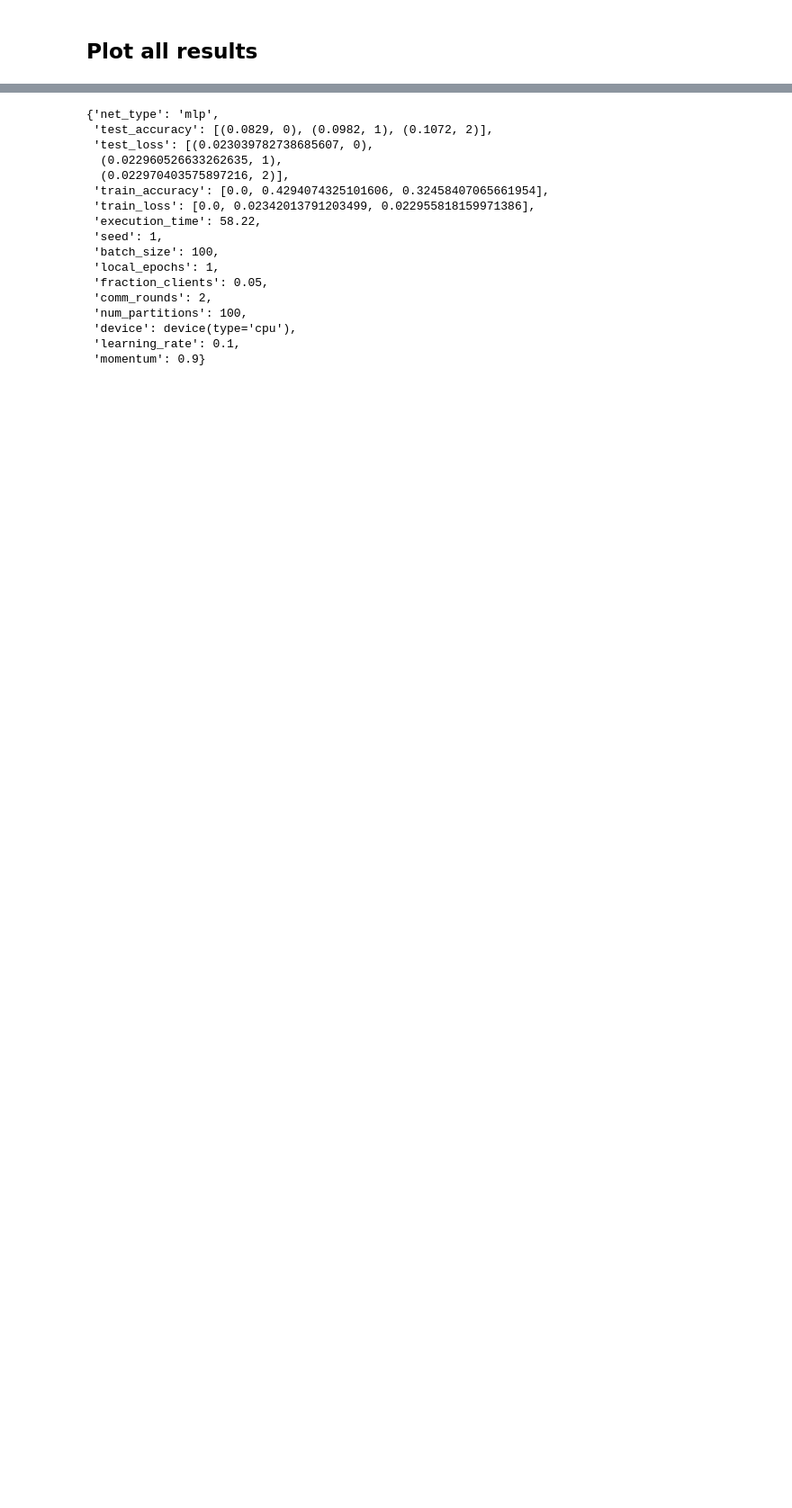
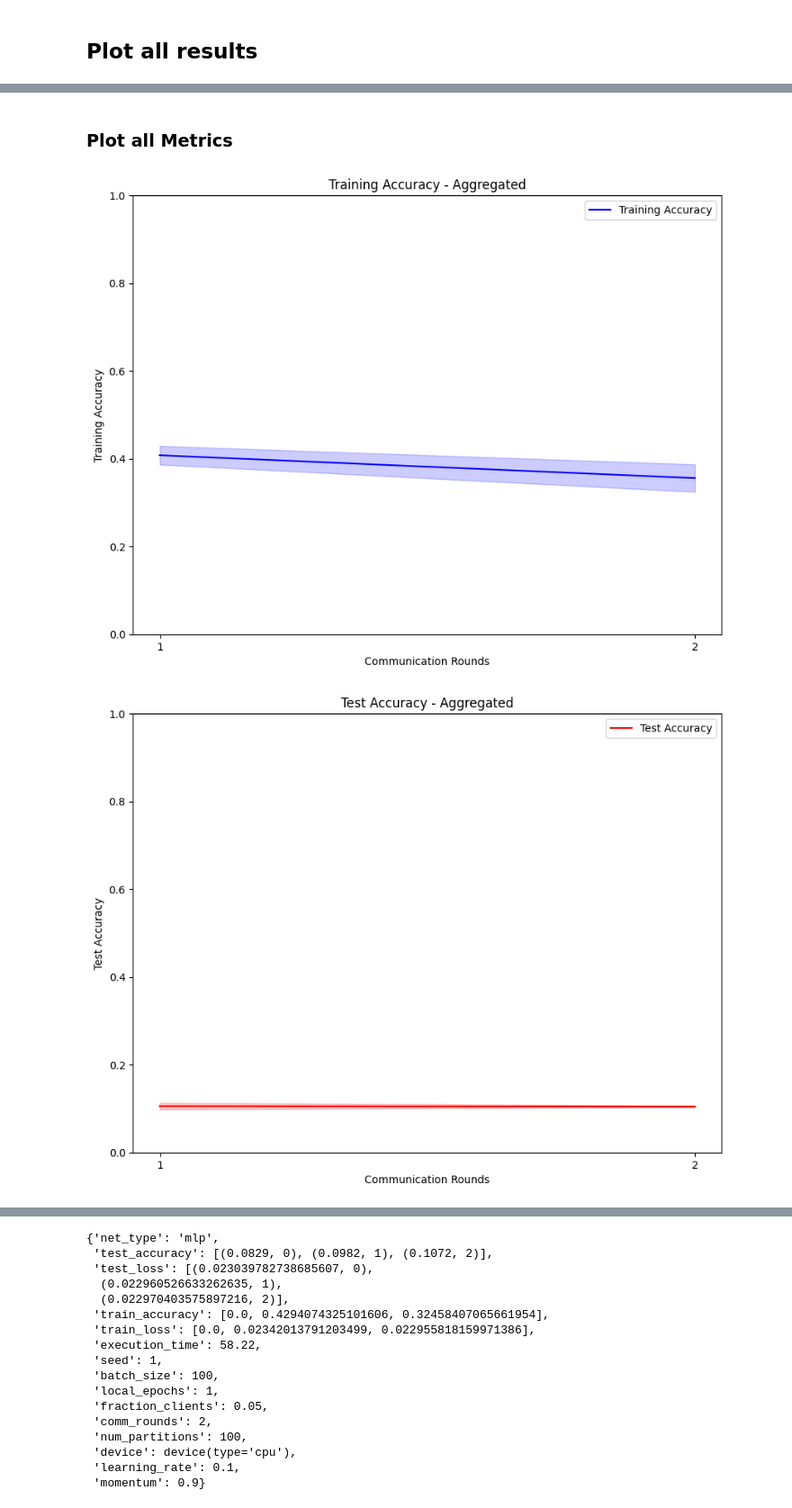
Before and after one commit to artsasse/fedkan, a Jupyter notebook: Flower_MNIST_MLP.ipynb, the cells around one changed output, grey strips where cells are left out. Shown at 90% size. Drawn from its saved outputs; the diff is of its cells as text; code cells hidden in the pictures; blank space fills up the shorter version.

Commit message:
+ Plot metrics with error bands

```diff
--- a/Flower_MNIST_MLP.ipynb
+++ b/Flower_MNIST_MLP.ipynb
@@ -592,9 +575,0 @@ Text(0.5, 1.0, 'MNIST - IID - 100 clients with 10 clients per round')
-# %%
-global_loss_centralised = history["loss"]
-round = [data[1] for data in global_loss_centralised]
-loss = [100.0 * data[0] for data in global_loss_centralised]
-plt.plot(round, loss)
-plt.grid()
-plt.ylabel("Test Loss (%)")
-plt.xlabel("Round")
-plt.title("MNIST - IID - 100 clients with 10 clients per round")
@@ -603,0 +578,10 @@ Text(0.5, 1.0, 'MNIST - IID - 100 clients with 10 clients per round')
+# %%
+# Get a list of all JSON files in the folder
+json_files = [f for f in os.listdir(folder) if f.endswith('.json')]
+
+# Load the data from each JSON file
+data_list = []
+for json_file in json_files:
+    with open(os.path.join(folder, json_file), 'r') as f:
+        data = json.load(f)
+        data_list.append(data)
@@ -603,0 +631,53 @@ Text(0.5, 1.0, 'MNIST - IID - 100 clients with 10 clients per round')
+# %% [markdown]
+### Plot all Metrics
+# %%
+figsize=(10, 7.5)
+
+# Plot Training Accuracy with error bands
+plt.figure(figsize=figsize)
+plt.plot(comm_rounds, train_acc_mean, 'b-', label='Training Accuracy')
+plt.fill_between(comm_rounds, train_acc_mean - train_acc_std, train_acc_mean + train_acc_std, color='b', alpha=0.2)
+plt.title(f"Training Accuracy - Aggregated")
+plt.xlabel("Communication Rounds")
+plt.ylabel("Training Accuracy")
+plt.ylim(0, 1)  # Ensure accuracy values range from 0 to 1
+plt.xticks(comm_rounds)
+plt.legend()
+plt.show()
+
+# Plot Test Accuracy with error bands
+plt.figure(figsize=figsize)
+plt.plot(comm_rounds, test_acc_mean, 'r-', label='Test Accuracy')
+plt.fill_between(comm_rounds, test_acc_mean - test_acc_std, test_acc_mean + test_acc_std, color='r', alpha=0.2)
+plt.title(f"Test Accuracy - Aggregated")
+plt.xlabel("Communication Rounds")
+plt.ylabel("Test Accuracy")
+plt.ylim(0, 1)  # Ensure accuracy values range from 0 to 1
+plt.xticks(comm_rounds)
+plt.legend()
+plt.show()
+
+# Plot Training Loss with error bands
+plt.figure(figsize=figsize)
+plt.plot(comm_rounds, train_loss_mean, 'g-', label='Training Loss')
+plt.fill_between(comm_rounds, train_loss_mean - train_loss_std, train_loss_mean + train_loss_std, color='g', alpha=0.2)
+plt.title(f"Training Loss - Aggregated")
+plt.xlabel("Communication Rounds")
+plt.ylabel("Training Loss")
+plt.xticks(comm_rounds)
+plt.legend()
+plt.show()
+
+# Plot Test Loss with error bands
+plt.figure(figsize=figsize)
+plt.plot(comm_rounds, test_loss_mean, 'm-', label='Test Loss')
+plt.fill_between(comm_rounds, test_loss_mean - test_loss_std, test_loss_mean + test_loss_std, color='m', alpha=0.2)
+plt.title(f"Test Loss - Aggregated")
+plt.xlabel("Communication Rounds")
+plt.ylabel("Test Loss")
+plt.xticks(comm_rounds)
+plt.legend()
+plt.show()
+# %% [output]
+[figure, added]
+[figure, added]
```
Also changed, not shown: parts of 14 cells of this notebook.
